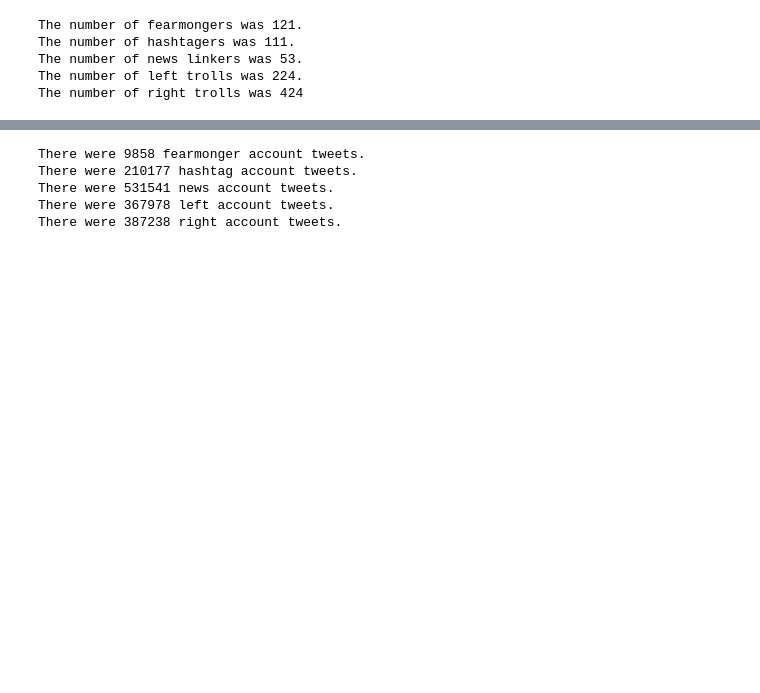
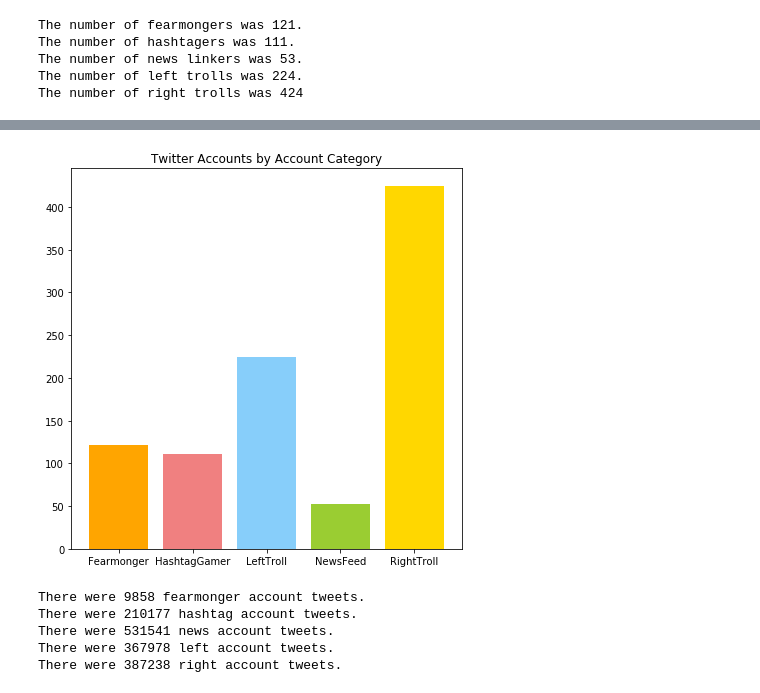
Before and after one commit to JGohl/TeamHashtag, a Jupyter notebook: AJZ Proj1 Analysis.ipynb, the cells around one changed output, grey strips where cells are left out. Saved outputs shown, nothing was run; the diff lists cells and outputs as text; code cells hidden in the pictures; blank space fills up the shorter version.

```diff
--- a/AJZ Proj1 Analysis.ipynb
+++ b/AJZ Proj1 Analysis.ipynb
@@ -116,3 +116,7 @@ The number of hashtagers was 111.
 The number of news linkers was 53.
 The number of left trolls was 224.
 The number of right trolls was 424
+# %%
+Troll_accounts = df_troll.groupby('account_category').nunique()['author']
+Troll_accounts = Troll_accounts.reset_index()
+Troll_accounts
@@ -119,3 +130,15 @@ The number of right trolls was 424
+# %%
+
+fig5 = plt.figure(figsize=(7,7))
+colorbar = ['orange', 'lightcoral', 'lightskyblue', 'yellowgreen', 'gold']
+plt.bar(Troll_accounts['account_category'], Troll_accounts['author'], color=colorbar,align="center")
+
+plt.tight_layout
+plt.title("Twitter Accounts by Account Category")
+
+fig5.savefig("AccountTypeBar.png", bbox_inches='tight')
+# %% [output]
+[figure, added]
 # %%
 #Find the number of authors for each category
 fear_ntweets = troll_fear['author'].count()
```
Also changed, not shown: parts of 3 cells of this notebook, 2 other files.
